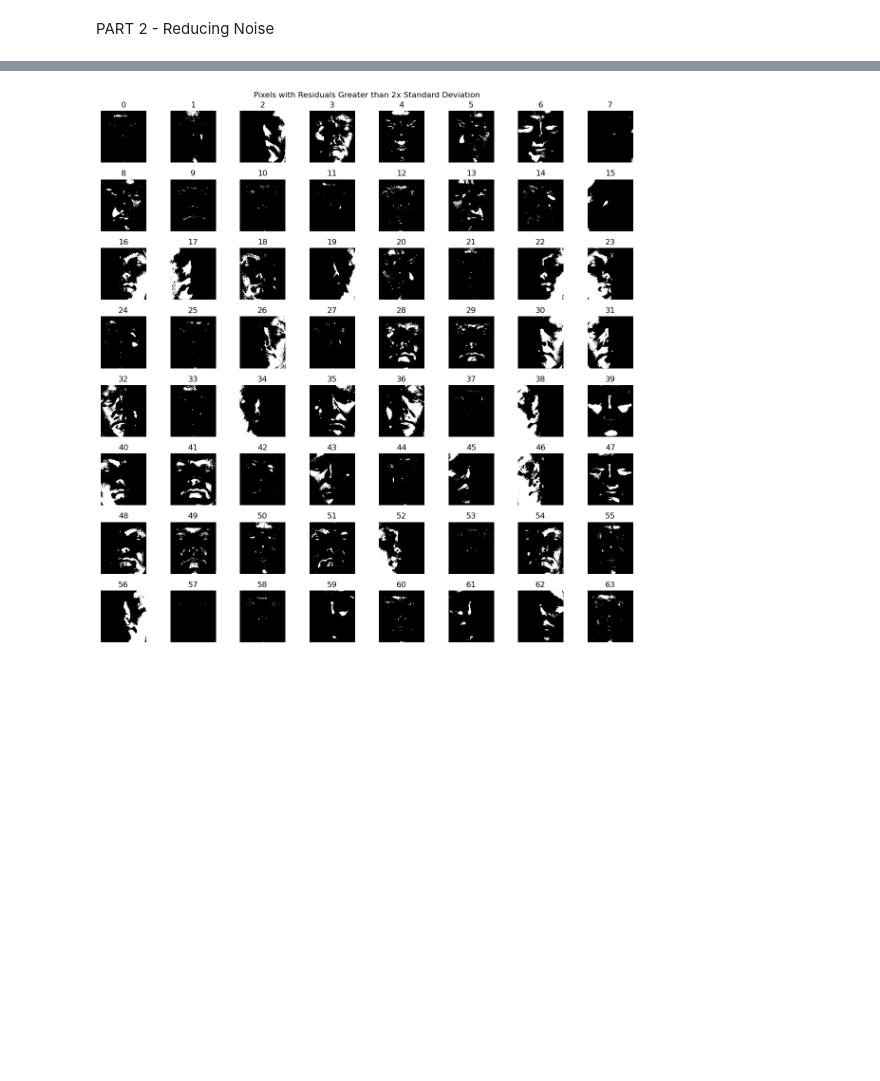
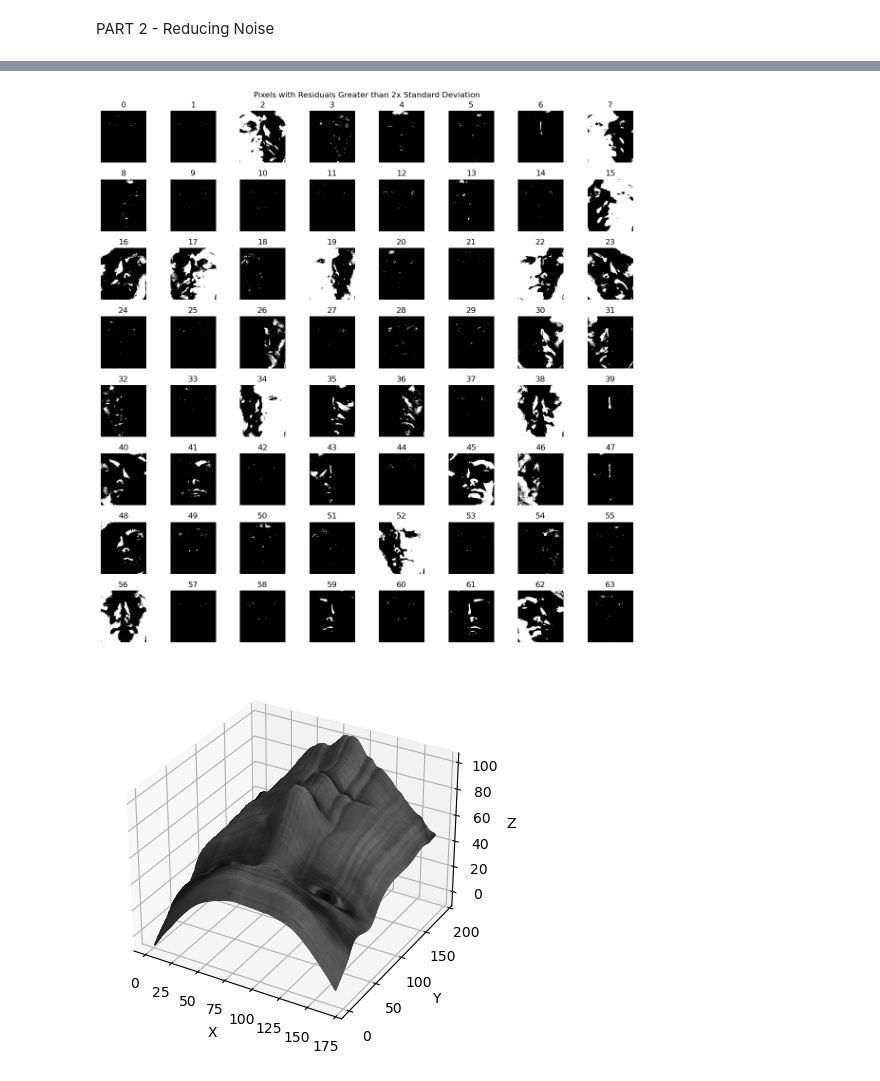
Before and after one commit to AmelineA2003/AMME5710, a Jupyter notebook: Assignments/A1/Question_1/Q1.ipynb, the cells around one changed output, grey strips where cells are left out. Cells and saved outputs as stored; diff of their text form; code cells hidden in the pictures; blank space fills up the shorter version.

```diff
--- a/Assignments/A1/Question_1/Q1.ipynb
+++ b/Assignments/A1/Question_1/Q1.ipynb
@@ -39,20 +39,8 @@ def find_height_map(surface_normals, integration_method):
    sn_z = surface_normals[:,:,2]
 
    # Computing partial derivatives REMOVE NEGATIVE
-   # delta_x = -sn_x/sn_z
-   # delta_y = -sn_y/sn_z
-
-   epsilon = 1e-5
-   valid = np.abs(sn_z) > epsilon
-
-   # Initialize with zeros
-   delta_x = np.zeros_like(sn_z)
-   delta_y = np.zeros_like(sn_z)
-
-   #Only divide where sn_z is large enough
-   delta_x[valid] = sn_x[valid] / sn_z[valid]
-   delta_y[valid] = sn_y[valid] / sn_z[valid]
-
+   delta_x = sn_x/sn_z
+   delta_y = sn_y/sn_z
 
    # Initialise height_map
    row, col = sn_x.shape
@@ -324,6 +314,13 @@ plot_residual_magnitude(residuals_05)
 # %%
-residuals_07 = compute_residuals(images_07, albedo_07, light_directions_07, surface_normals_07)
+residual_mask_07, residuals_07 = compute_residuals(images_07, albedo_07, light_directions_07, surface_normals_07)
 
-plot_residual_magnitude(residuals_07)
+plot_residual_magnitude(residual_mask_07)
+
+# print(residuals_01)
+
+albedo_residuals_07, normal_residuals_07 = find_albedo_normals_residuals(images_07, light_directions_07, residual_mask_07)
+height_map_residuals_07 = find_height_map(normal_residuals_07, integration_method)
+plot_face_3d(height_map_residuals_07, albedo_residuals_07)
 # %% [output]
-[figure, old version]
+[figure, new version]
+[figure, added]
```
Also changed, not shown: parts of 4 cells of this notebook.
